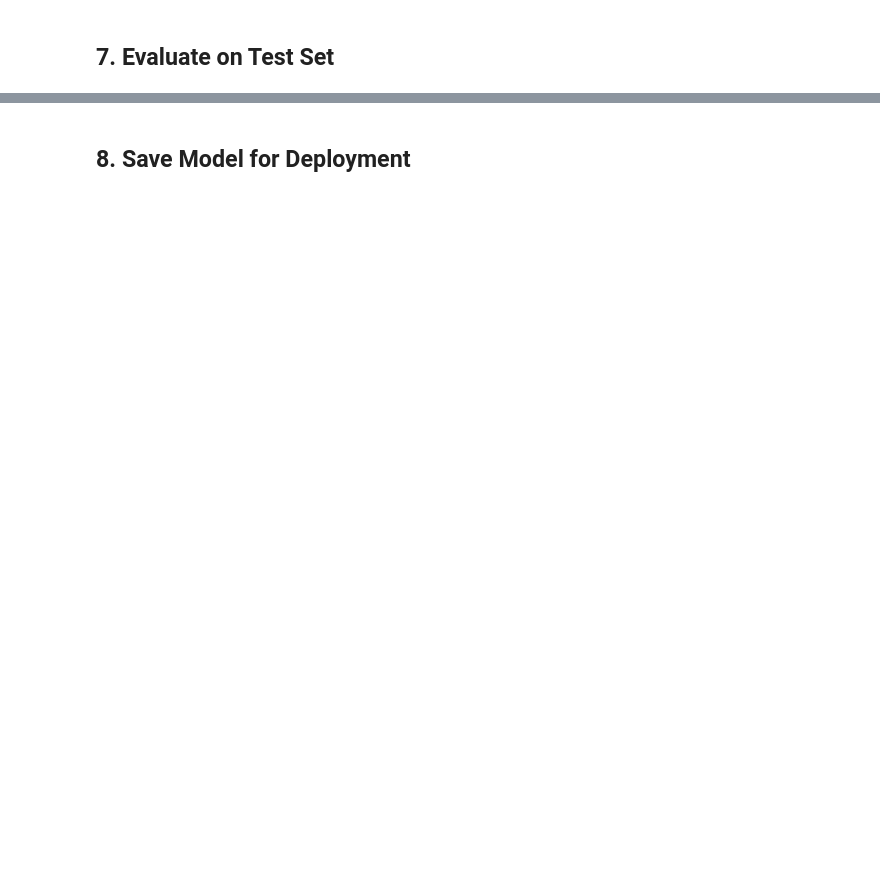
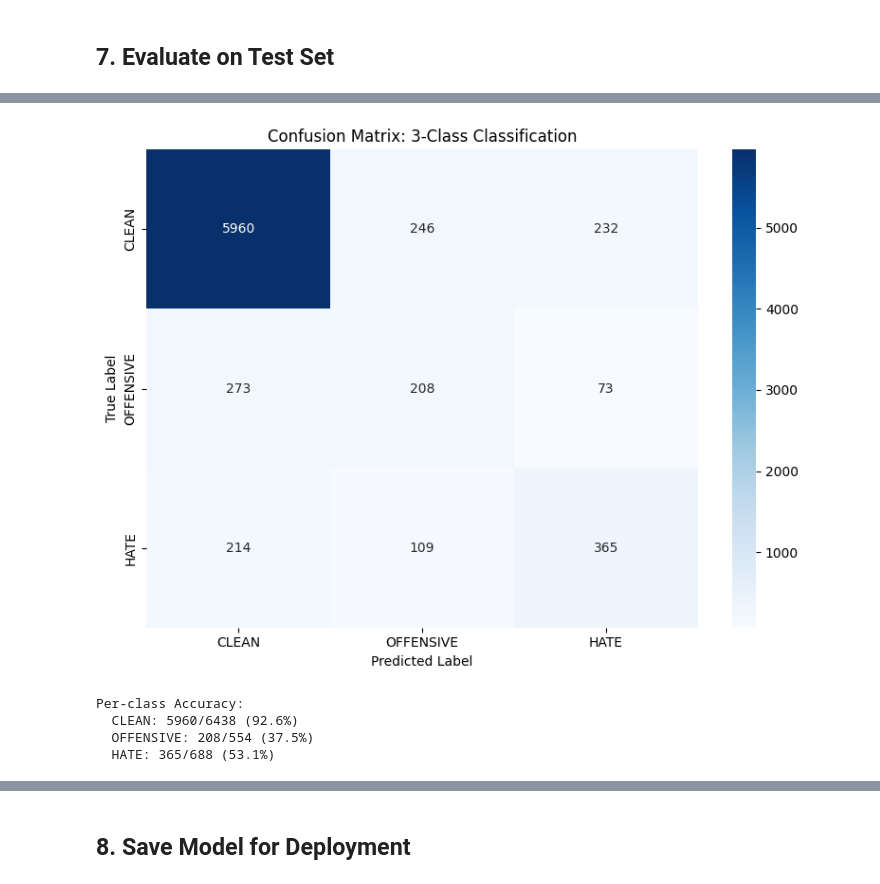
Before and after one commit to octguy/learniverse, a Jupyter notebook: notebooks/train_bilstm.ipynb, the cells around one changed output, grey strips where cells are left out. Drawn from its saved outputs; the diff is of its cells as text; code cells hidden in the pictures; blank space fills up the shorter version.

Commit message:
add first trained model

```diff
--- a/notebooks/train_bilstm.ipynb
+++ b/notebooks/train_bilstm.ipynb
@@ -423,8 +603,8 @@ if train_df is not None:
 # %% [markdown]
 ## 5. Initialize Model
 # %%
-# Model configuration
-model_config = get_model_config('base')  # 'small', 'base', or 'large'
+# Model configuration - using small model to reduce overfitting
+model_config = get_model_config('large')  # 'small', 'base', or 'large'
 print("Model configuration:")
 for k, v in model_config.items():
     print(f"  {k}: {v}")
@@ -676,12 +1047,10 @@ print(f"F1-macro: {test_f1_macro:.4f}")
 # %%
-# Detailed classification report for each label
+# Detailed classification report for 3-class classification
 print("\nDetailed Classification Report:")
 print("=" * 60)
-
-for i, label_name in enumerate(LABEL_COLUMNS):
-    print(f"\n{label_name.upper()}:")
-    print(classification_report(
-        test_labels[:, i],
-        test_preds[:, i],
-        target_names=['Negative', 'Positive']
-    ))
+print(classification_report(
+    test_labels,
+    test_preds,
+    target_names=LABEL_NAMES,
+    digits=4
+))
@@ -688,15 +1069,30 @@ for i, label_name in enumerate(LABEL_COLUMNS):
 # %%
-# Confusion matrices
-fig, axes = plt.subplots(1, 2, figsize=(12, 4))
+# Confusion matrix for 3-class classification
+fig, ax = plt.subplots(figsize=(8, 6))
 
-for i, (label_name, ax) in enumerate(zip(LABEL_COLUMNS, axes)):
-    cm = confusion_matrix(test_labels[:, i], test_preds[:, i])
-    sns.heatmap(
-        cm, annot=True, fmt='d', cmap='Blues', ax=ax,
-        xticklabels=['Predicted 0', 'Predicted 1'],
-        yticklabels=['Actual 0', 'Actual 1']
-    )
-    ax.set_title(f'Confusion Matrix: {label_name}')
+cm = confusion_matrix(test_labels, test_preds)
+sns.heatmap(
+    cm, annot=True, fmt='d', cmap='Blues', ax=ax,
+    xticklabels=LABEL_NAMES,
+    yticklabels=LABEL_NAMES
+)
+ax.set_xlabel('Predicted Label')
+ax.set_ylabel('True Label')
+ax.set_title('Confusion Matrix: 3-Class Classification')
 
 plt.tight_layout()
 plt.show()
+
+# Per-class accuracy
+print("\nPer-class Accuracy:")
+for i, label_name in enumerate(LABEL_NAMES):
+    correct = cm[i, i]
+    total = cm[i].sum()
+    accuracy = (correct / total * 100) if total > 0 else 0
+    print(f"  {label_name}: {correct}/{total} ({accuracy:.1f}%)")
+# %% [output]
+[figure, added]
+Per-class Accuracy:
+  CLEAN: 5960/6438 (92.6%)
+  OFFENSIVE: 208/554 (37.5%)
+  HATE: 365/688 (53.1%)
```
Also changed, not shown: parts of 32 cells of this notebook, 6 other files.
